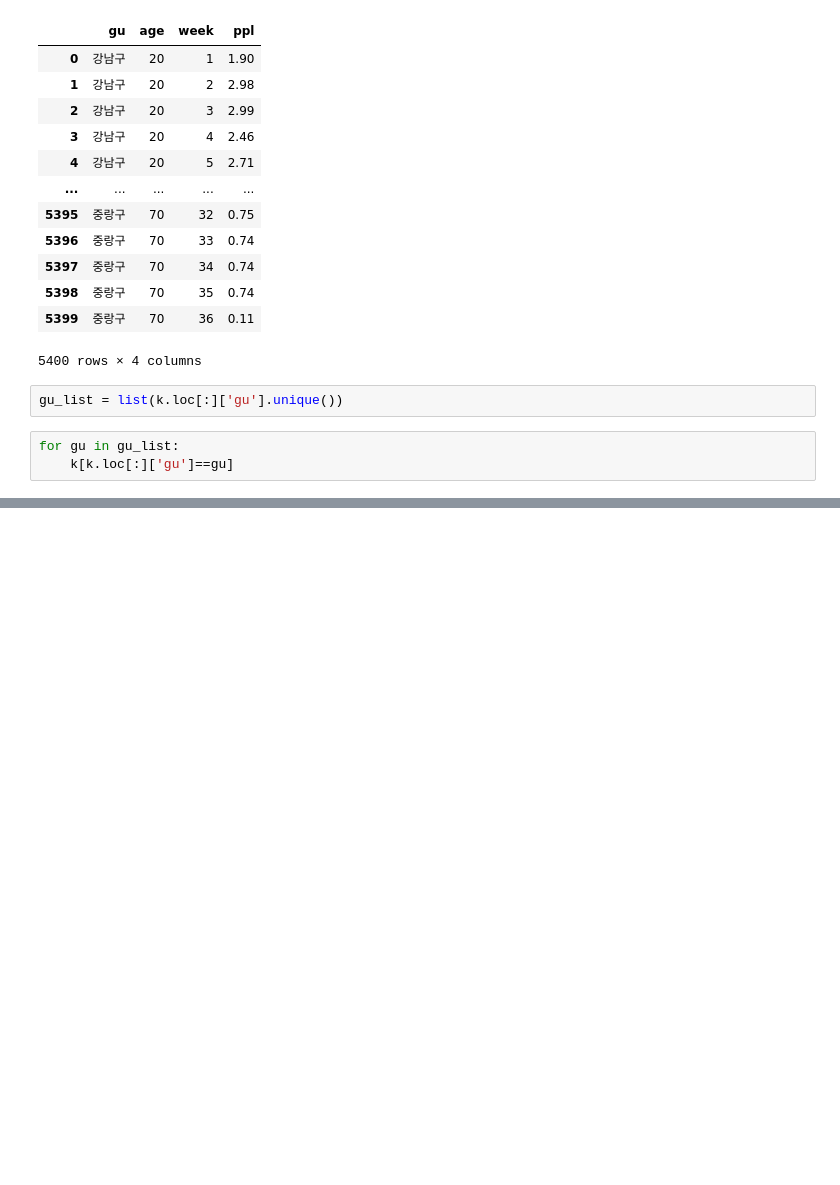
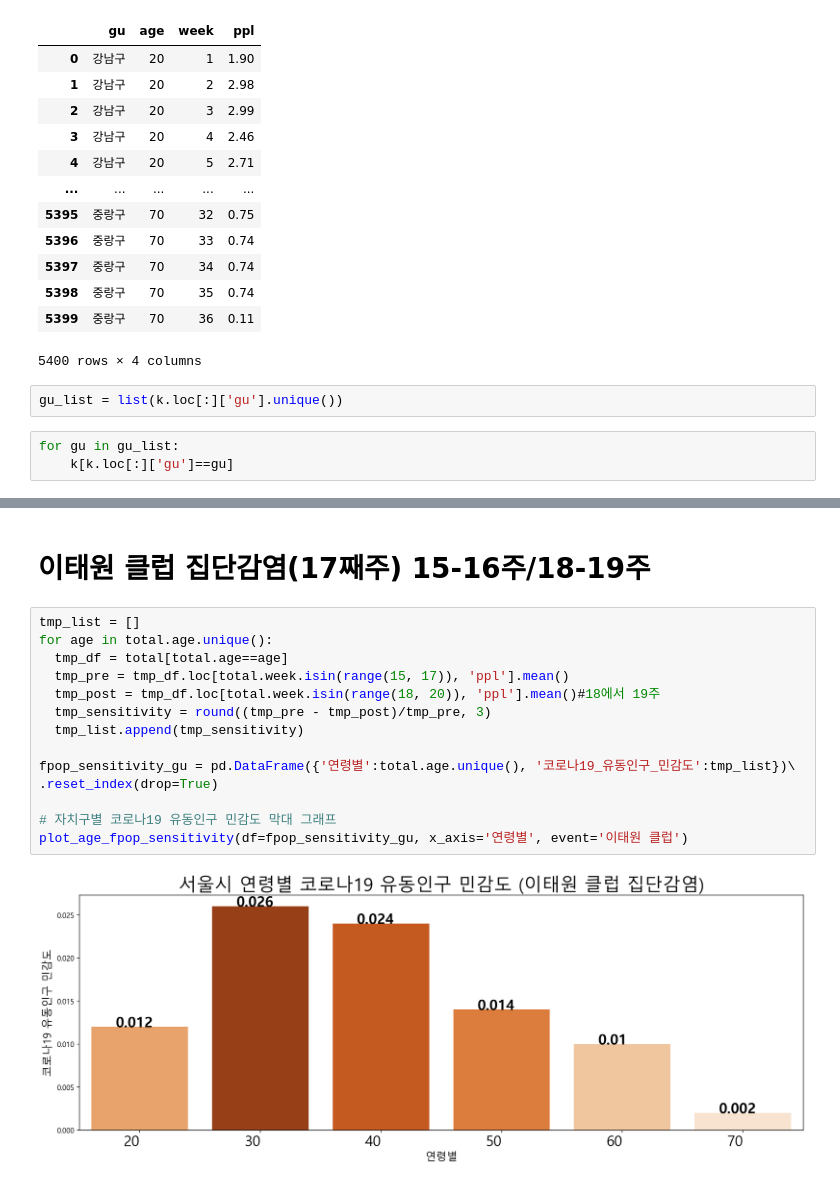
Before and after one commit to Changyoon-Lee/big_contest, a Jupyter notebook: 구별 코로나 민감도/코로나 확진 연령별 민감도 구하기.ipynb, the cells around one changed output, grey strips where cells are left out. Saved outputs shown, nothing was run; the diff lists cells and outputs as text; blank space fills up the shorter version.

```diff
--- a/구별 코로나 민감도/코로나 확진 연령별 민감도 구하기.ipynb
+++ b/구별 코로나 민감도/코로나 확진 연령별 민감도 구하기.ipynb
@@ -426,0 +493,18 @@ for gu in gu_list:
+# %% [markdown]
+# 이태원 클럽 집단감염(17째주) 15-16주/18-19주
+# %%
+tmp_list = []
+for age in total.age.unique():
+  tmp_df = total[total.age==age]
+  tmp_pre = tmp_df.loc[total.week.isin(range(15, 17)), 'ppl'].mean()
+  tmp_post = tmp_df.loc[total.week.isin(range(18, 20)), 'ppl'].mean()#18에서 19주
+  tmp_sensitivity = round((tmp_pre - tmp_post)/tmp_pre, 3)
+  tmp_list.append(tmp_sensitivity)
+
+fpop_sensitivity_gu = pd.DataFrame({'연령별':total.age.unique(), '코로나19_유동인구_민감도':tmp_list})\
+.reset_index(drop=True)
+
+# 자치구별 코로나19 유동인구 민감도 막대 그래프
+plot_age_fpop_sensitivity(df=fpop_sensitivity_gu, x_axis='연령별', event='이태원 클럽')
+# %% [output]
+[figure, added]
```
Also changed, not shown: parts of 37 cells of this notebook, 1 other file.
